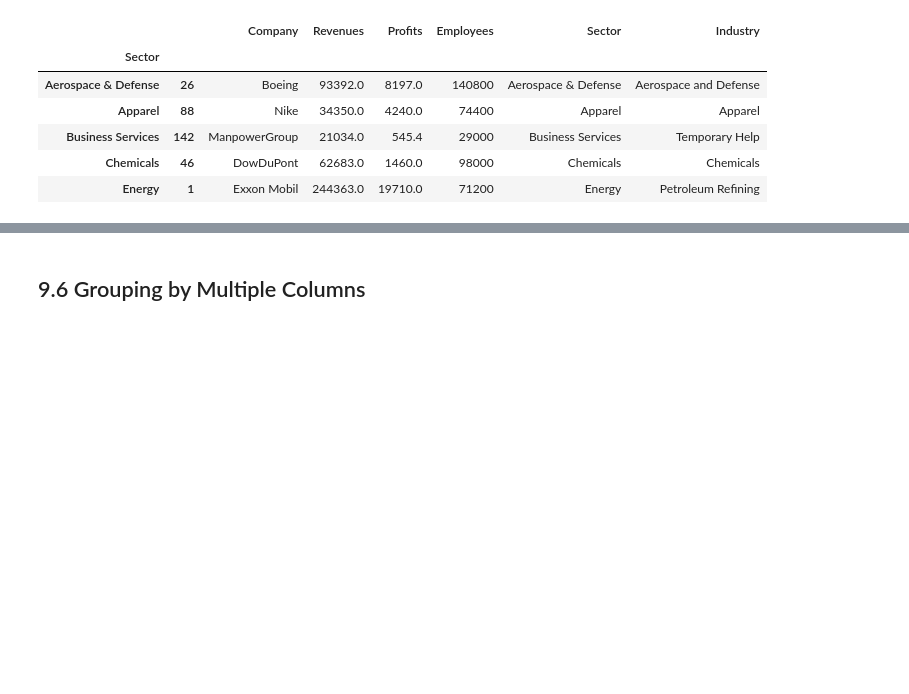
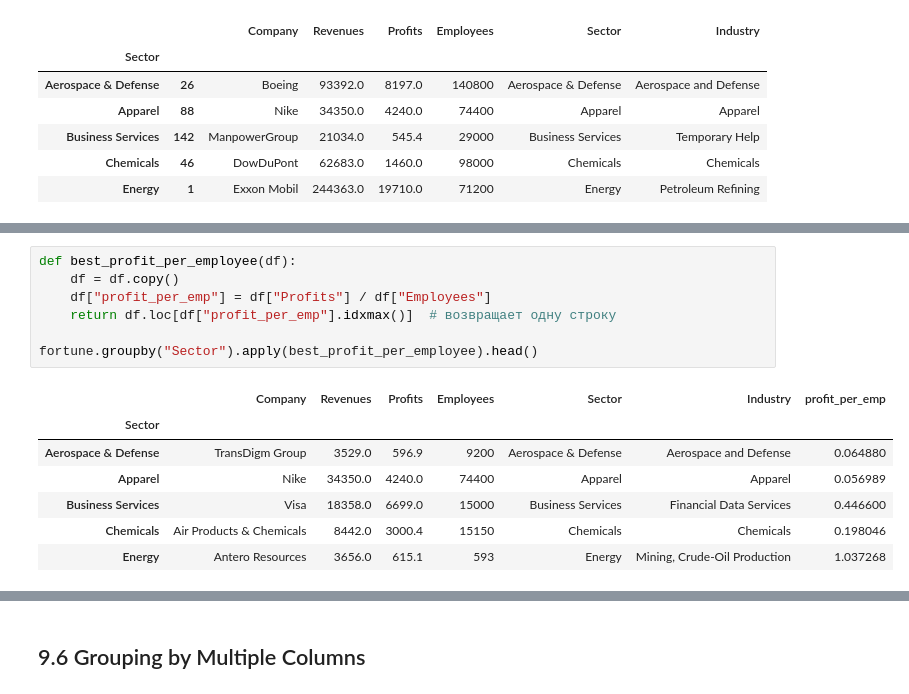
Before and after one commit to MinyaevAndrey/pandas-in-action, a Jupyter notebook: chapter_09_the_groupby_object/chapter_09_the_groupby_object.ipynb, the cells around one changed output, grey strips where cells are left out. Saved outputs shown, nothing was run; the diff lists cells and outputs as text; blank space fills up the shorter version.

```diff
--- a/chapter_09_the_groupby_object/chapter_09_the_groupby_object.ipynb
+++ b/chapter_09_the_groupby_object/chapter_09_the_groupby_object.ipynb
@@ -403,0 +461,15 @@ sectors.apply(get_largest_row).head()
+# %%
+def best_profit_per_employee(df):
+    df = df.copy()
+    df["profit_per_emp"] = df["Profits"] / df["Employees"]
+    return df.loc[df["profit_per_emp"].idxmax()]  # возвращает одну строку
+
+fortune.groupby("Sector").apply(best_profit_per_employee).head()
+# %% [output]
+|  | Company | Revenues | Profits | Employees | Sector | Industry | profit_per_emp |
+| Sector |  |  |  |  |  |  |  |
+| Aerospace & Defense | TransDigm Group | 3529.0 | 596.9 | 9200 | Aerospace & Defense | Aerospace and Defense | 0.064880 |
+| Apparel | Nike | 34350.0 | 4240.0 | 74400 | Apparel | Apparel | 0.056989 |
+| Business Services | Visa | 18358.0 | 6699.0 | 15000 | Business Services | Financial Data Services | 0.446600 |
+| Chemicals | Air Products & Chemicals | 8442.0 | 3000.4 | 15150 | Chemicals | Chemicals | 0.198046 |
+| Energy | Antero Resources | 3656.0 | 615.1 | 593 | Energy | Mining, Crude-Oil Production | 1.037268 |
```
Also changed, not shown: parts of 9 cells of this notebook.
